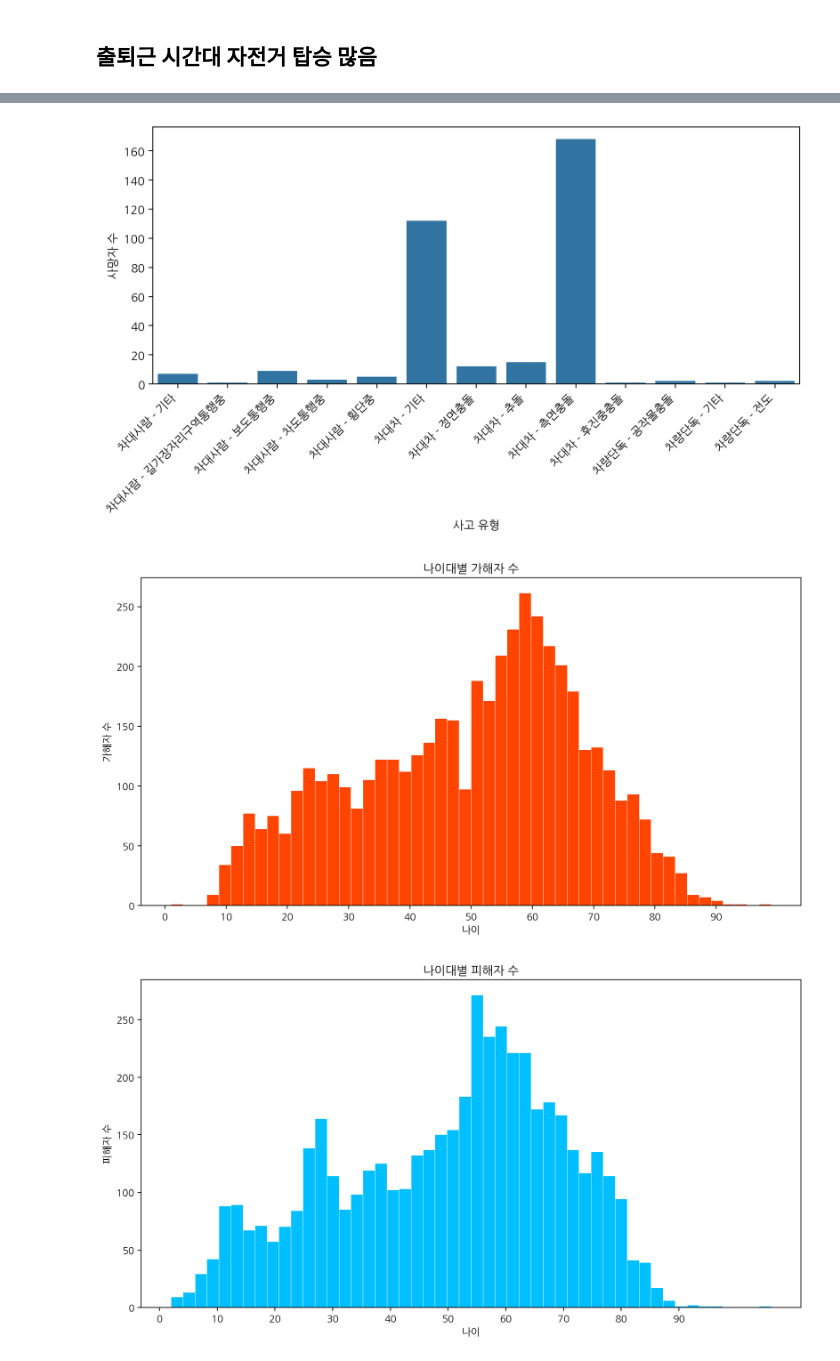
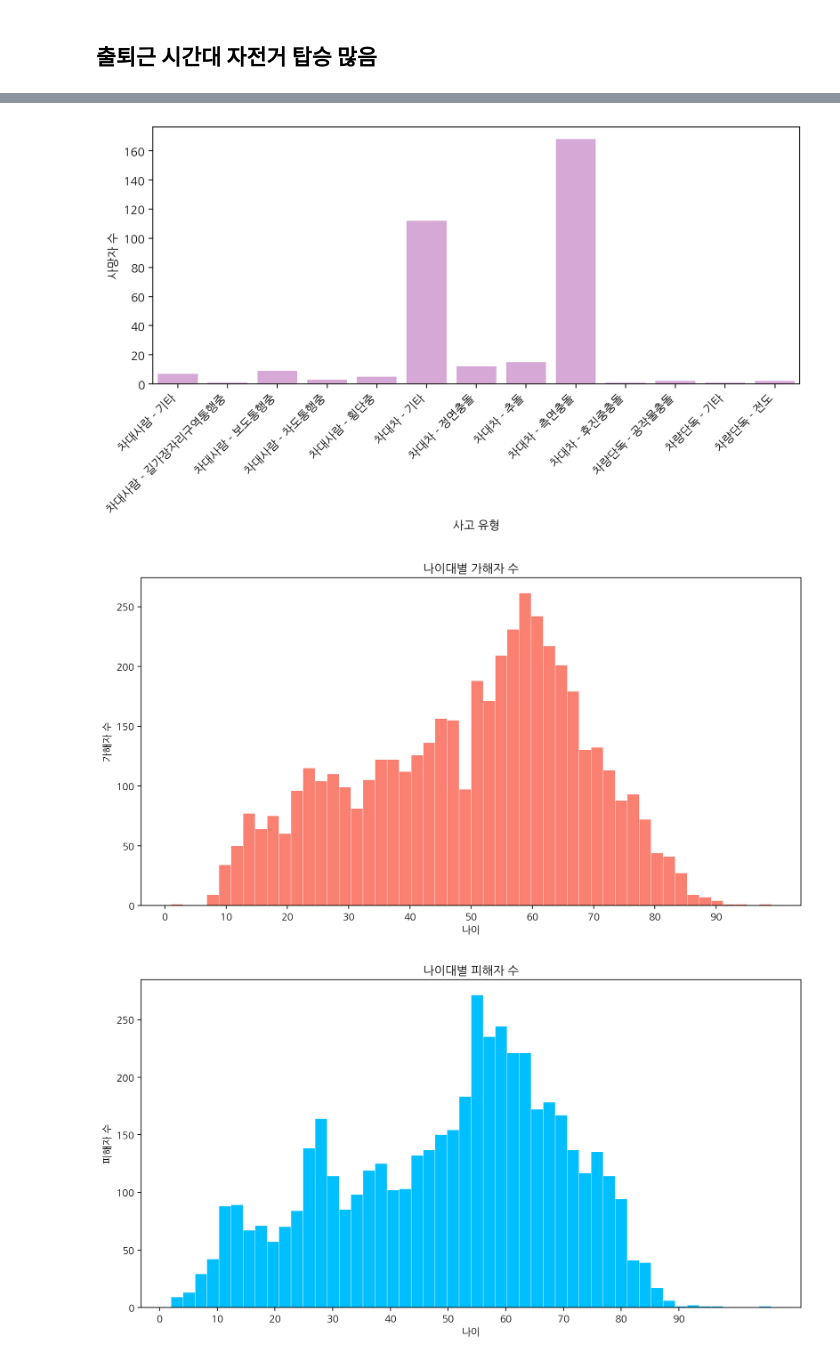
Before and after one commit to yeojeong735/25-BDA-TeamDP, a Jupyter notebook: 25_BDA_BikeCrash_TeamDP.ipynb, the cells around one changed output, grey strips where cells are left out. Drawn from its saved outputs; the diff is of its cells as text; code cells hidden in the pictures.

```diff
--- a/25_BDA_BikeCrash_TeamDP.ipynb
+++ b/25_BDA_BikeCrash_TeamDP.ipynb
@@ -90,7 +90,8 @@ df['accidentType'] = rData['사고유형']
 df['accidentDetail'] = rData['사고내용']
 df['weather'] = rData['기상상태']
 df['dead'] = rData['사망자수']
-df['hert'] = rData['부상자수']
+df['hurt'] = rData['부상자수']
+df['violation'] = rData['법규위반사항']
 # %%
 tempPrepAge = rData['가해자연령'].copy()
 tempPrepAge = tempPrepAge.replace("불명", None)
@@ -185,5 +186,5 @@ plt.show()
 # %%
-df = df.assign(totalCasualty = df['dead'] + df['hert'])
-groupCasualty = df.groupby('accidentType')[['hert', 'dead']].sum().reset_index()
+df = df.assign(totalCasualty = df['dead'] + df['hurt'])
+groupCasualty = df.groupby('accidentType')[['hurt', 'dead']].sum().reset_index()
 groupCasualty
 # %% [output]
@@ -217,22 +218,22 @@ plt.show()
 # %%
-plt.figure(figsize = (10,4))
-sns.barplot(data = groupCasualty, x = 'accidentType', y = 'dead', cmap='')
-plt.xticks(rotation = 45, ha='right')
+plt.figure(figsize=(10, 4))
+sns.barplot(data=groupCasualty, x='accidentType', y='dead', color = 'plum')  # cmap 오류나서 제거
+plt.xticks(rotation=45, ha='right')
 plt.xlabel("사고 유형")
 plt.ylabel("사망자 수")
 plt.show()
 # %% [output]
-[figure, old version]
+[figure, new version]
 # %%
 plt.figure(figsize = (12, 6))
-plt.hist(df['prepAge'], bins = 50, rwidth = .97, color = 'orangered')
+plt.hist(df['prepAge'], bins = 50, rwidth = .97, color = 'salmon')
 plt.xlabel("나이")
 plt.ylabel("가해자 수")
 plt.xticks(np.arange(0,100,10))
 plt.title("나이대별 가해자 수")
 plt.show()
 # %% [output]
-[figure, old version]
+[figure, new version]
 # %%
 plt.figure(figsize = (12, 6))
 plt.hist(df['victemAge'], bins = 50, rwidth = .97, color = 'deepskyblue')
```
Also changed, not shown: parts of 10 cells of this notebook.
